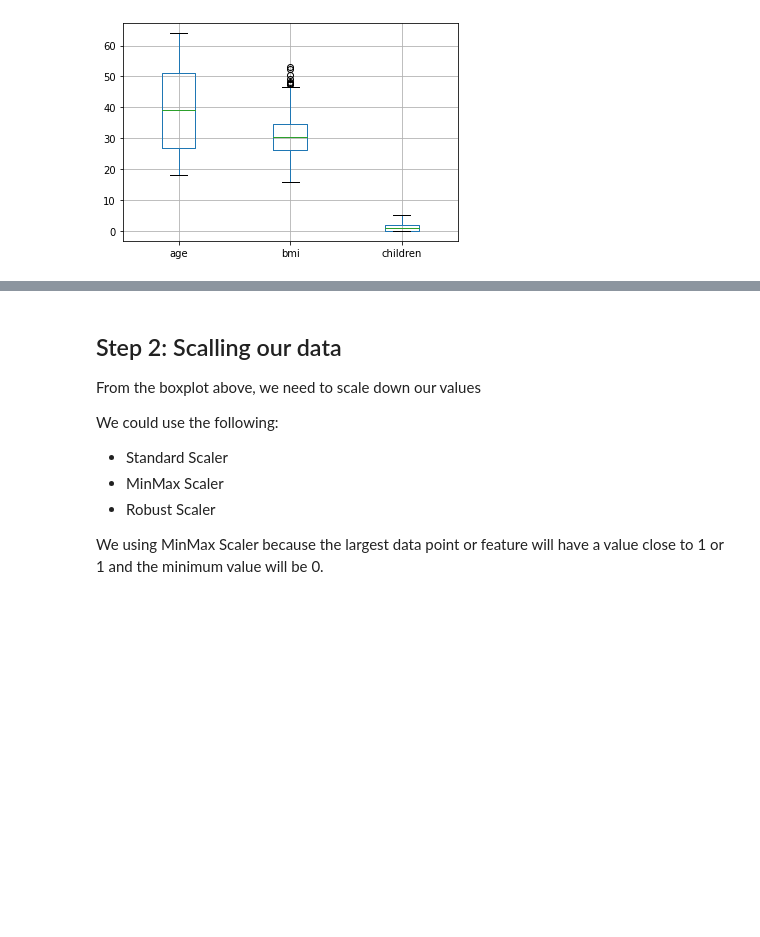
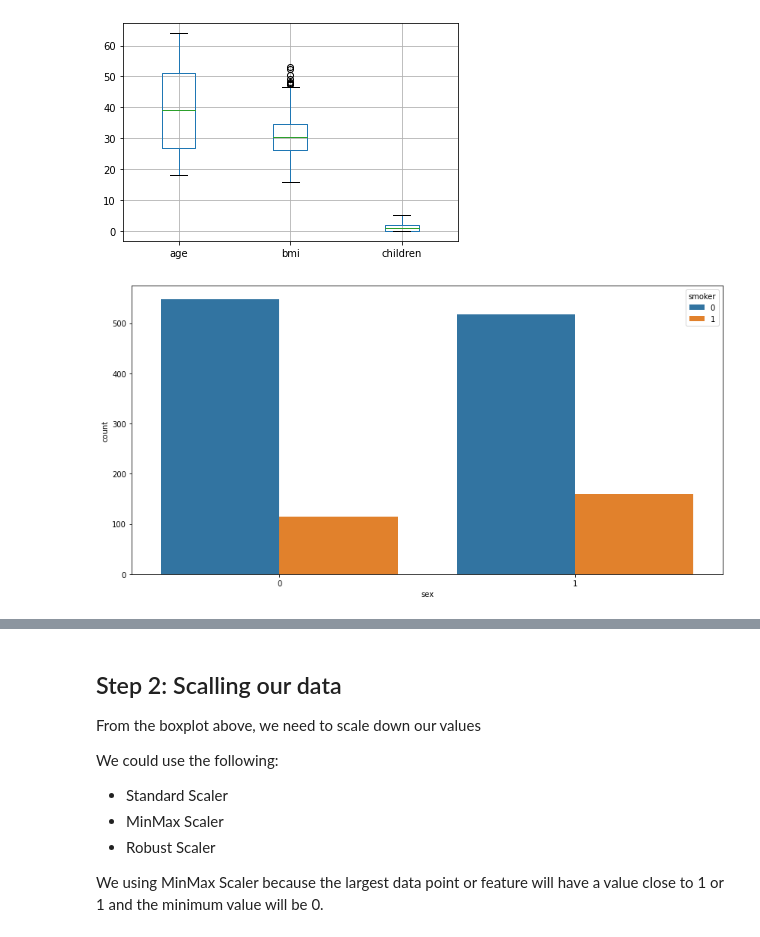
Before and after one commit to DPY401T/intro-to-ml, a Jupyter notebook: Regression Problem/medical_cost_per_individual.ipynb, the cells around one changed output, grey strips where cells are left out. Drawn from its saved outputs; the diff is of its cells as text; code cells hidden in the pictures; blank space fills up the shorter version.

```diff
--- a/Regression Problem/medical_cost_per_individual.ipynb
+++ b/Regression Problem/medical_cost_per_individual.ipynb
@@ -119,3 +111,9 @@ df.boxplot(column=['age','bmi','children'])
 # %% [output]
 <AxesSubplot:>
 [figure]
+# %%
+plt.figure(figsize=(14,7))
+sb.countplot(x='sex', hue='smoker', data=df)
+plt.show()
+# %% [output]
+[figure, added]
```
Also changed, not shown: parts of 41 cells of this notebook.
